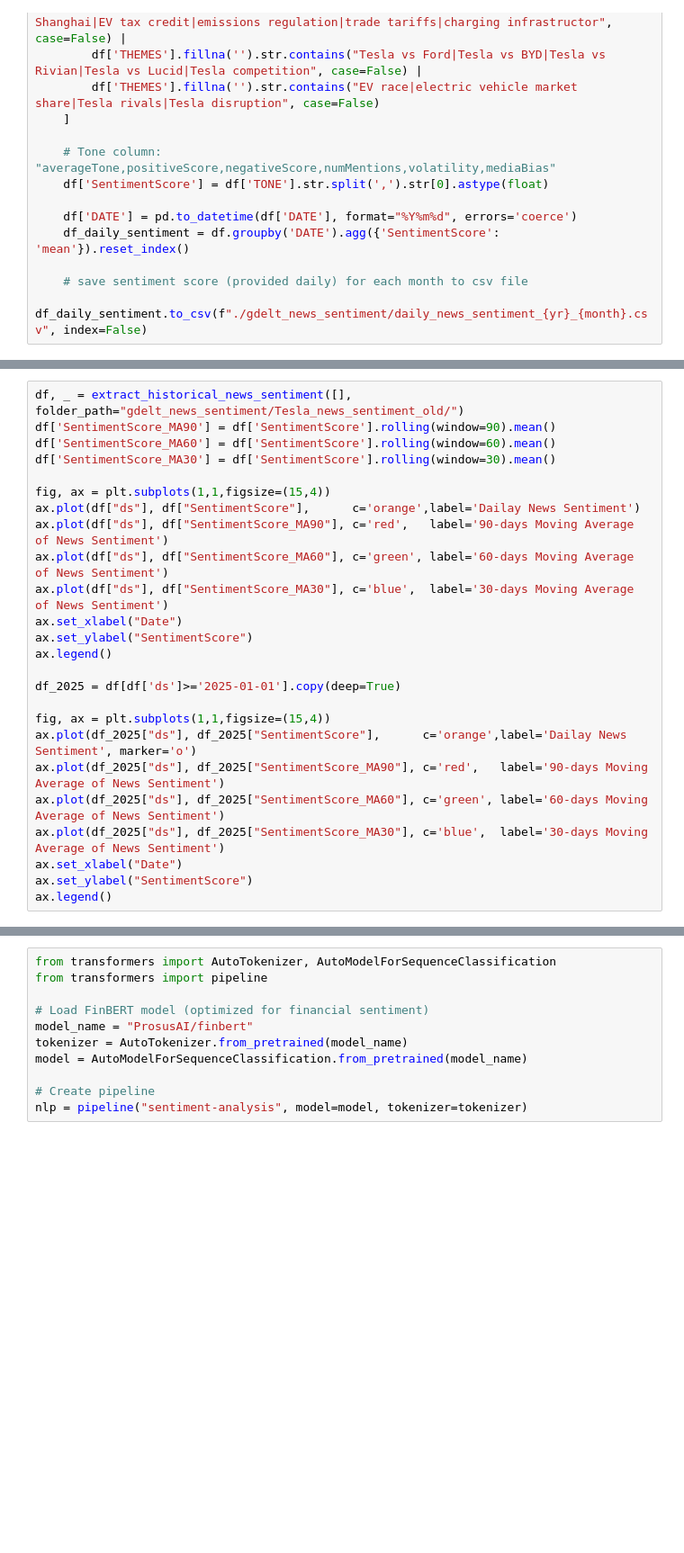
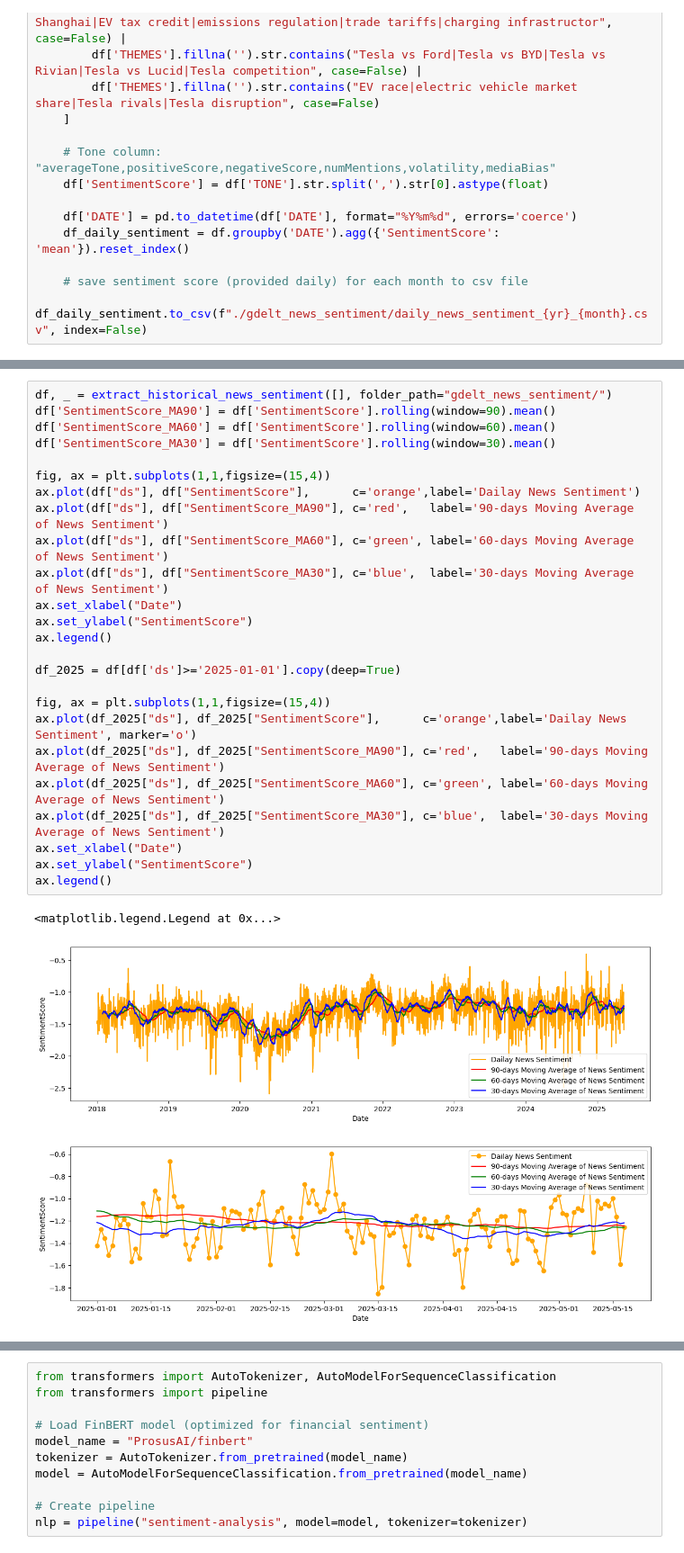
Before and after one commit to truongbnguyen88/stocks_forecasting, a Jupyter notebook: pull_gdelt_news_sentiment_TSLA.ipynb, the cells around one changed output, grey strips where cells are left out. Shown: that part at 90% size. Drawn from its saved outputs; the diff is of its cells as text; blank space fills up the shorter version.

Commit message:
add sentiment files for UNH and TSLA

```diff
--- a/pull_gdelt_news_sentiment_TSLA.ipynb
+++ b/pull_gdelt_news_sentiment_TSLA.ipynb
@@ -220,27 +222,31 @@ start date 2018-01-01 00:00:00    end date 2018-01-31 00:00:00
 # %%
-df, _ = extract_historical_news_sentiment([], folder_path="gdelt_news_sentiment/Tesla_news_sentiment_old/")
+df, _ = extract_historical_news_sentiment([], folder_path="gdelt_news_sentiment/")
 df['SentimentScore_MA90'] = df['SentimentScore'].rolling(window=90).mean()
 df['SentimentScore_MA60'] = df['SentimentScore'].rolling(window=60).mean()
 df['SentimentScore_MA30'] = df['SentimentScore'].rolling(window=30).mean()
 
 fig, ax = plt.subplots(1,1,figsize=(15,4))
 ax.plot(df["ds"], df["SentimentScore"],      c='orange',label='Dailay News Sentiment')
 ax.plot(df["ds"], df["SentimentScore_MA90"], c='red',   label='90-days Moving Average of News Sentiment')
 ax.plot(df["ds"], df["SentimentScore_MA60"], c='green', label='60-days Moving Average of News Sentiment')
 ax.plot(df["ds"], df["SentimentScore_MA30"], c='blue',  label='30-days Moving Average of News Sentiment')
 ax.set_xlabel("Date")
 ax.set_ylabel("SentimentScore")
 ax.legend()
 
 df_2025 = df[df['ds']>='2025-01-01'].copy(deep=True)
 
 fig, ax = plt.subplots(1,1,figsize=(15,4))
 ax.plot(df_2025["ds"], df_2025["SentimentScore"],      c='orange',label='Dailay News Sentiment', marker='o')
 ax.plot(df_2025["ds"], df_2025["SentimentScore_MA90"], c='red',   label='90-days Moving Average of News Sentiment')
 ax.plot(df_2025["ds"], df_2025["SentimentScore_MA60"], c='green', label='60-days Moving Average of News Sentiment')
 ax.plot(df_2025["ds"], df_2025["SentimentScore_MA30"], c='blue',  label='30-days Moving Average of News Sentiment')
 ax.set_xlabel("Date")
 ax.set_ylabel("SentimentScore")
 ax.legend()
+# %% [output]
+<matplotlib.legend.Legend at 0x...>
+[figure, added]
+[figure, added]
 # %%
 sys.exit()
```
Also changed, not shown: parts of 2 cells of this notebook.
